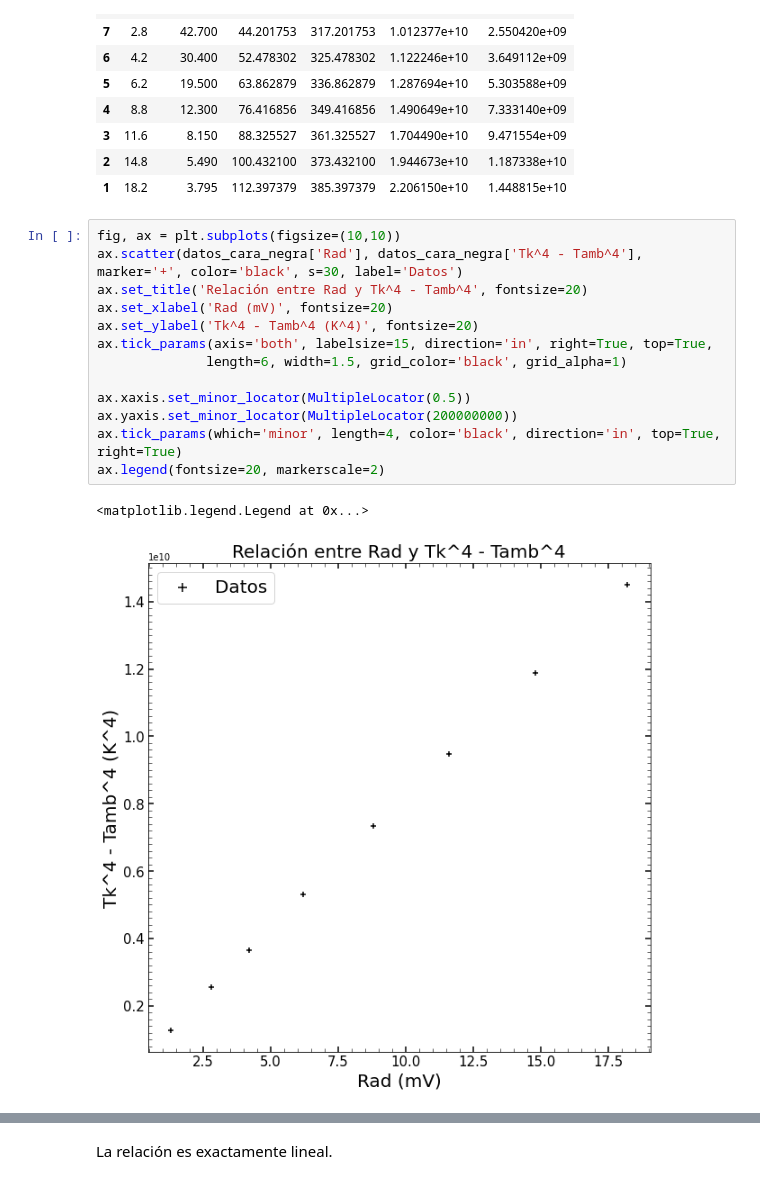
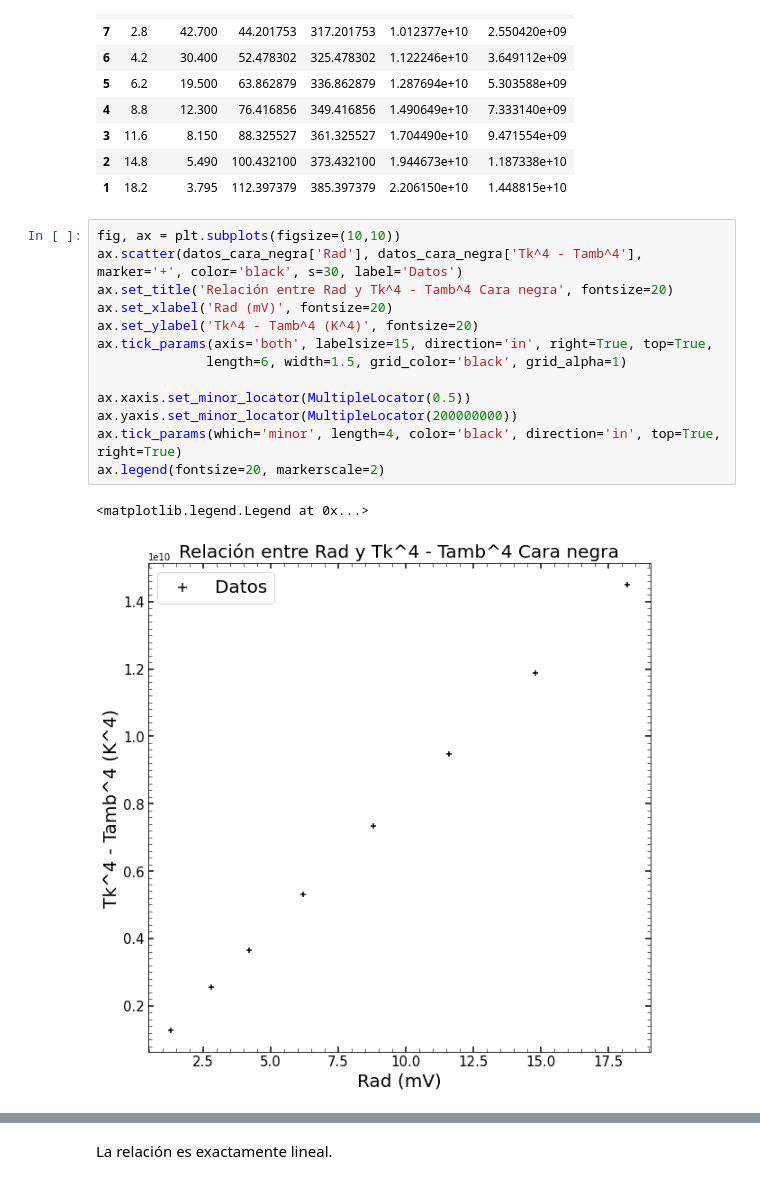
Before and after one commit to ojedarcelo/termocodigos, a Jupyter notebook: Lab5Termo/lab5.ipynb, the cells around one changed output, grey strips where cells are left out. Saved outputs shown, nothing was run; the diff lists cells and outputs as text.

```diff
--- a/Lab5Termo/lab5.ipynb
+++ b/Lab5Termo/lab5.ipynb
@@ -187,17 +193,17 @@ datos_cara_negra
 # %%
 fig, ax = plt.subplots(figsize=(10,10))
 ax.scatter(datos_cara_negra['Rad'], datos_cara_negra['Tk^4 - Tamb^4'], marker='+', color='black', s=30, label='Datos')
-ax.set_title('Relación entre Rad y Tk^4 - Tamb^4', fontsize=20)
+ax.set_title('Relación entre Rad y Tk^4 - Tamb^4 Cara negra', fontsize=20)
 ax.set_xlabel('Rad (mV)', fontsize=20)
 ax.set_ylabel('Tk^4 - Tamb^4 (K^4)', fontsize=20)
 ax.tick_params(axis='both', labelsize=15, direction='in', right=True, top=True,
               length=6, width=1.5, grid_color='black', grid_alpha=1)
 
 ax.xaxis.set_minor_locator(MultipleLocator(0.5))
 ax.yaxis.set_minor_locator(MultipleLocator(200000000))
 ax.tick_params(which='minor', length=4, color='black', direction='in', top=True, right=True)
 ax.legend(fontsize=20, markerscale=2)
 # %% [output]
 <matplotlib.legend.Legend at 0x...>
-[figure, old version]
+[figure, new version]
 # %%
```
Also changed, not shown: parts of 13 cells of this notebook, 1 other file.
